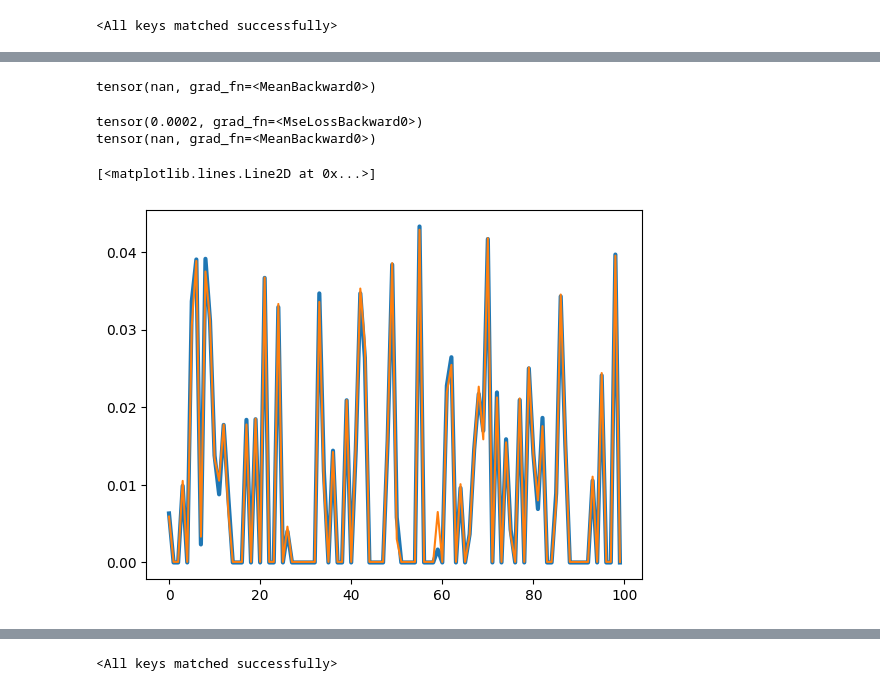
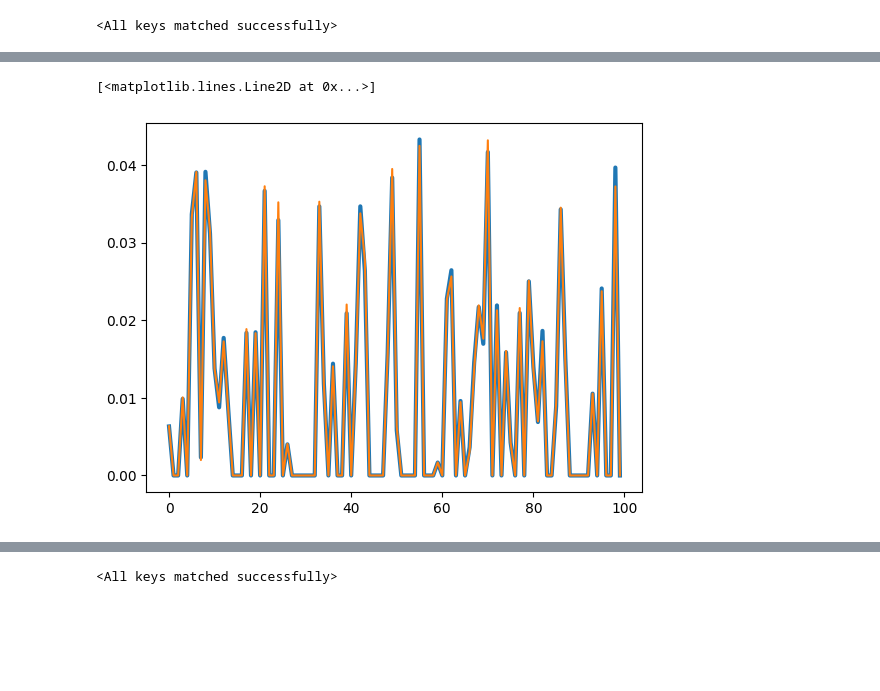
Before and after one commit to rkdan/Keystone, a Jupyter notebook: notebook.ipynb, the cells around one changed output, grey strips where cells are left out. Saved outputs shown, nothing was run; the diff lists cells and outputs as text; code cells hidden in the pictures; blank space fills up the shorter version.

```diff
--- a/notebook.ipynb
+++ b/notebook.ipynb
@@ -51,5 +57,5 @@ plt.legend()
 # %%
-state_dict = torch.load('./simple_net.pt')
+state_dict = torch.load('./models/DKI_data_NLLoss_net.pt')
 net = Net(100, 100, layers=[100])
 net.load_state_dict(state_dict)
 # %% [output]
@@ -140,21 +68,12 @@ tensor([[ 0.3381, -0.1119,     inf,     inf,     inf, -1.0962, -1.2475,     inf,
-# %%
-torch.nn.functional.kl_div(pred, true)
-# %% [output]
-tensor(nan, grad_fn=<MeanBackward0>)
-# %%
-print(torch.nn.functional.mse_loss(net(torch.tensor(X[0]).unsqueeze(0)), torch.tensor(Y[0]).unsqueeze(0)))
-print(loss(F.log_softmax(net(torch.tensor(X[0:10]))), F.log_softmax(torch.tensor(Y[0:10]))))
-# %% [output]
-tensor(0.0002, grad_fn=<MseLossBackward0>)
-tensor(nan, grad_fn=<MeanBackward0>)
 # %%
 i = 150
 predicted = net(torch.tensor(X[i]).unsqueeze(0))
+predicted = F.softmax(predicted)
 plt.plot(Y[i], label='true', lw=3)
 plt.plot(predicted.detach().numpy().T, label='predicted')
 # %% [output]
 [<matplotlib.lines.Line2D at 0x...>]
-[figure, old version]
+[figure, new version]
 # %%
 sns.heatmap(K)
 # %% [output]
```
Also changed, not shown: parts of 37 cells of this notebook, 25 other files.
